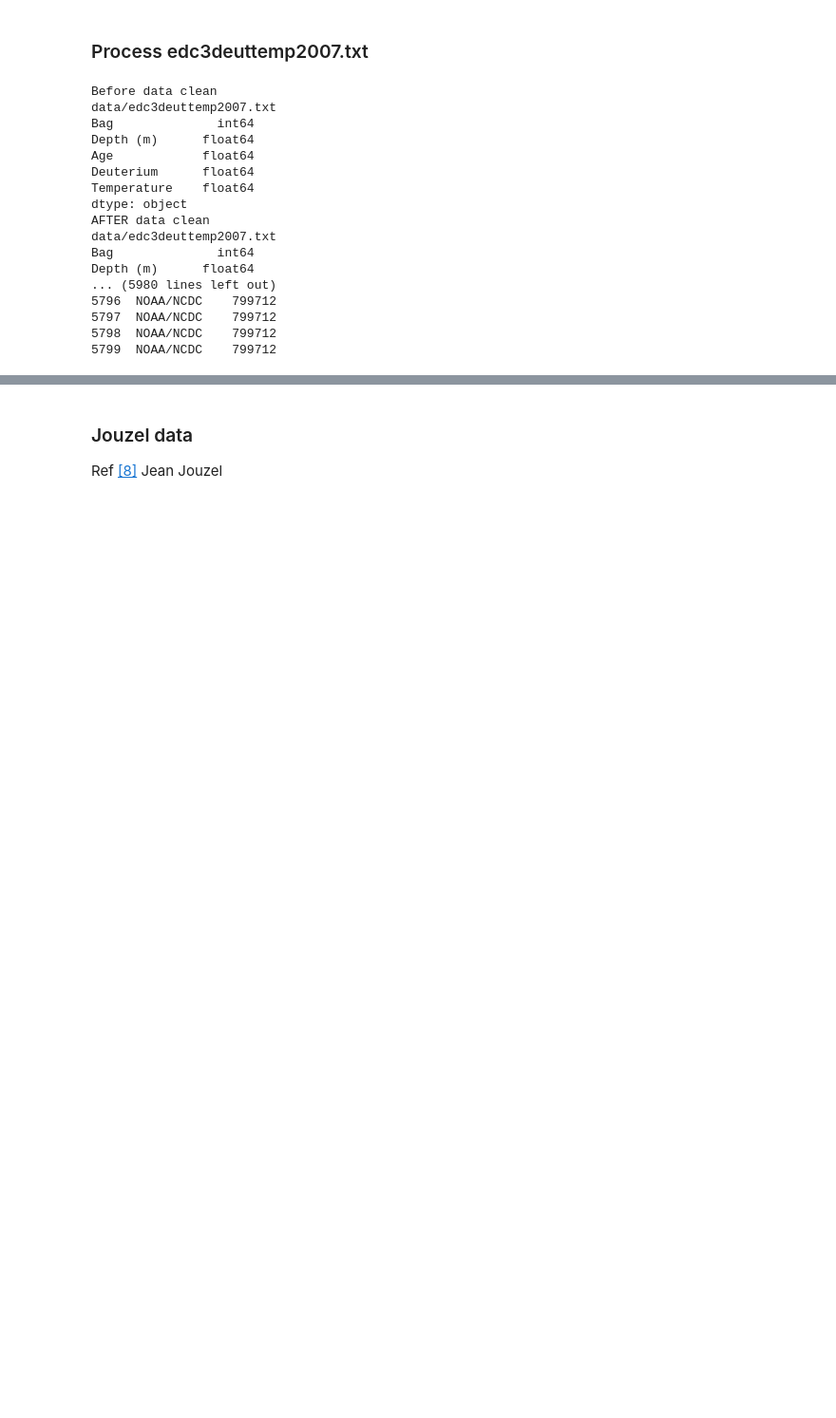
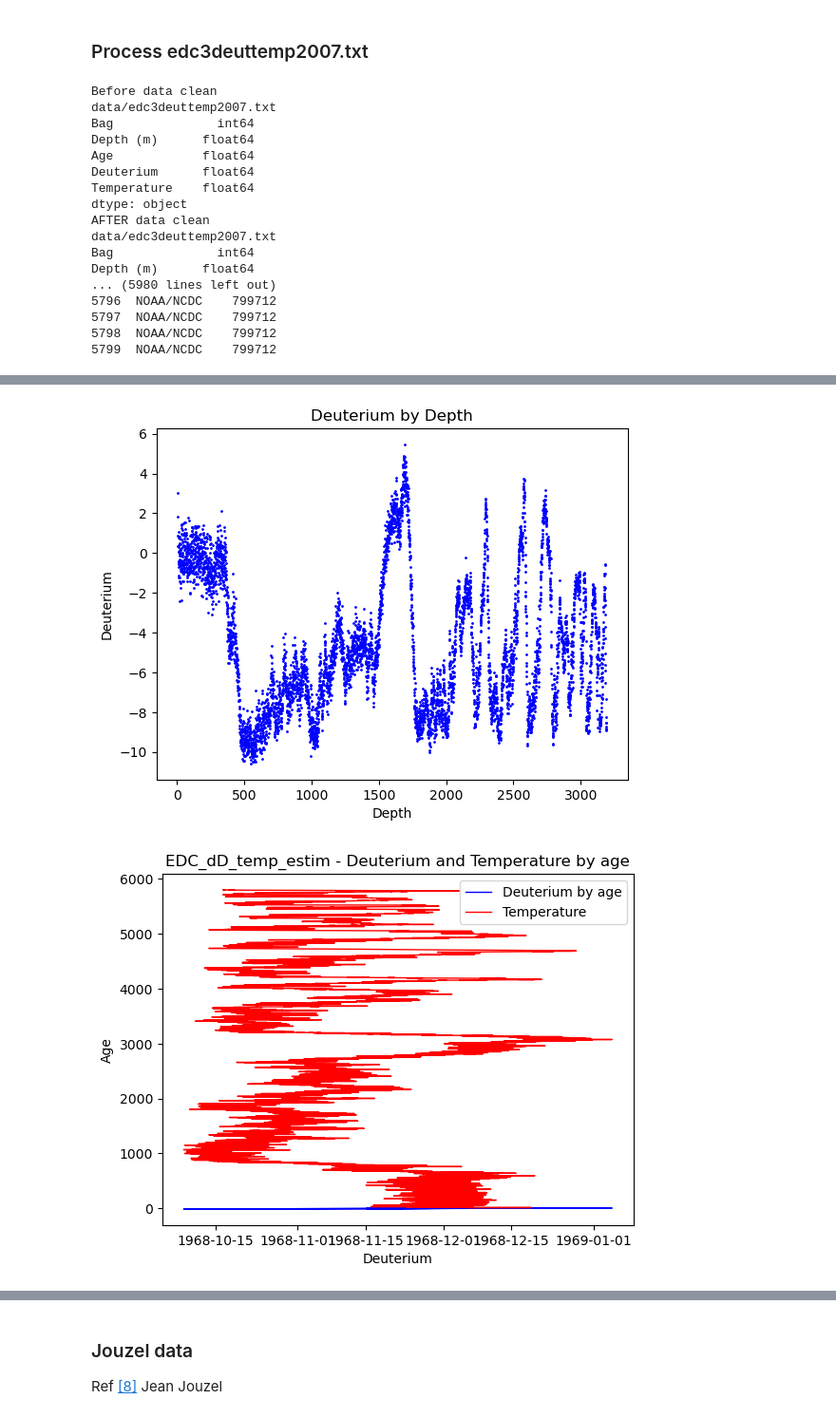
Before and after one commit to cpjm/pfda_project1, a Jupyter notebook: pfda_project2/project2.ipynb, the cells around one changed output, grey strips where cells are left out. Shown at 95% size. Cells and saved outputs as stored; diff of their text form; code cells hidden in the pictures; blank space fills up the shorter version.

```diff
--- a/pfda_project2/project2.ipynb
+++ b/pfda_project2/project2.ipynb
@@ -1031 +1040,38 @@ Depth (m)      float64
+# %%
+####################################
+###
+### Process EDC_dD_temp_estim.tab
+###
+####################################
+
+# Read in the data file into a dataframe
+# Tab delimted file (can se param delimeter or sep, same thing)
+EDC_dD_temp_estim=pd.read_csv('data/EDC_dD_temp_estim.tab', skiprows=21, sep='\t',\
+                            names=['depth', 'ice/snow m', 'age', 'deuterium', 'temp', 'sample id'], \
+                            na_values="NaN", \
+                            header=None)
+#print(EDC_dD_temp_estim.head(20))
+
+save_filename = 'data/generated/EDC_dD_temp_estim.csv'
+if os.path.isfile(save_filename): os.remove(save_filename) # delete if exists
+EDC_dD_temp_estim.to_csv(save_filename, index=False)
+
+
+plt.scatter(EDC_dD_temp_estim['depth'], EDC_dD_temp_estim['deuterium'], c='b', s=1)
+plt.title('Deuterium by Depth')
+plt.xlabel('Depth')
+plt.ylabel('Deuterium')
+plt.show()
+
+fig = plt.figure()
+plt.plot_date(EDC_dD_temp_estim['age'], EDC_dD_temp_estim['deuterium'], '-b',label='Deuterium by age',linewidth=1)
+plt.plot_date(EDC_dD_temp_estim['age'], EDC_dD_temp_estim['temp'], '-r',label='Temperature',linewidth=1)
+plt.legend(loc="best")
+plt.xlabel('Deuterium')
+plt.ylabel('Age')
+plt.title('EDC_dD_temp_estim - Deuterium and Temperature by age')
+plt.show()
+# %% [output]
+[figure, added]
+[figure, added]
 # %% [markdown]
```
Also changed, not shown: parts of 9 cells of this notebook, 2 other files.
